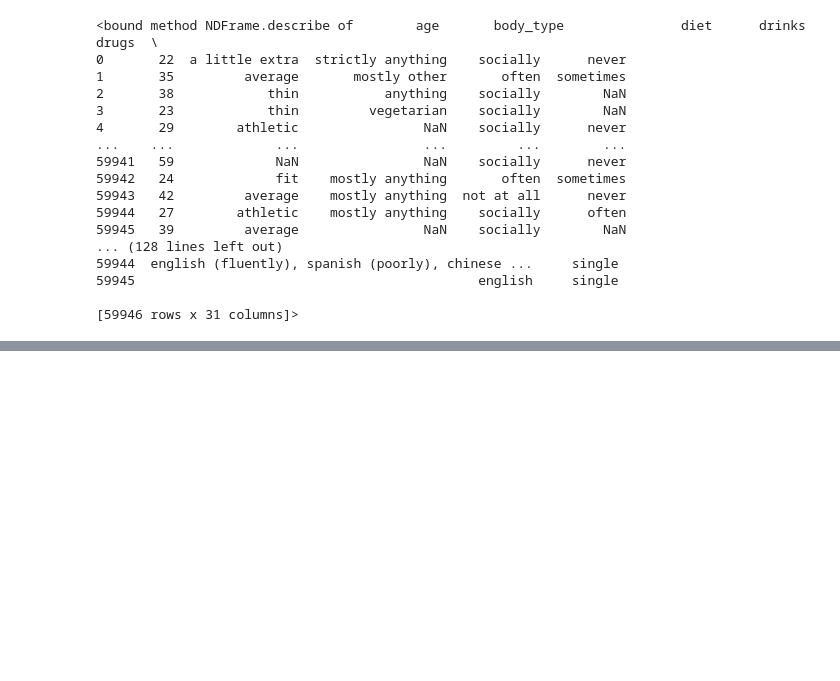
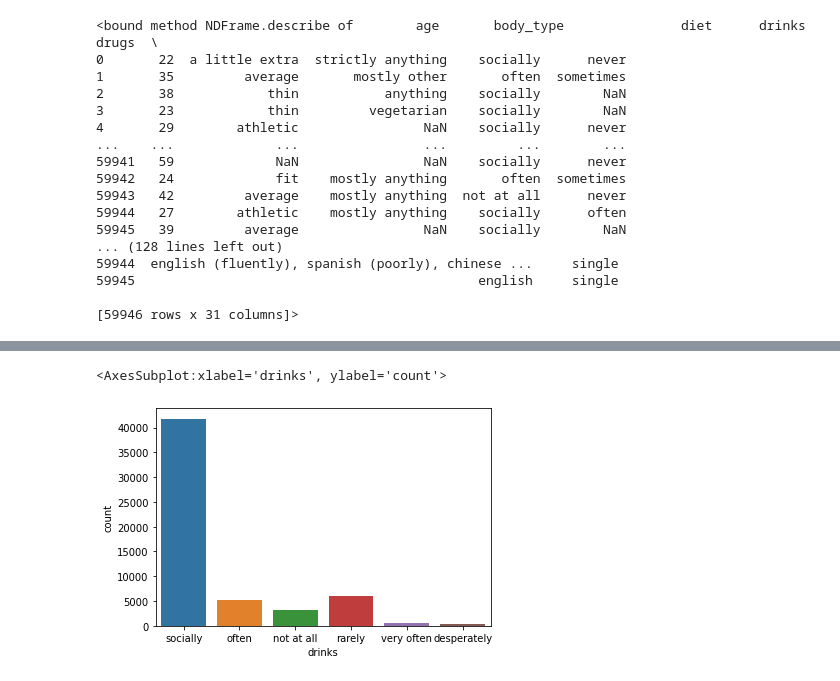
Before and after one commit to ClaudioLutz/okcupid-date-a-scientist-portfolio-project, a Jupyter notebook: date-a-scientist.ipynb, the cells around one changed output, grey strips where cells are left out. Cells and saved outputs as stored; diff of their text form; code cells hidden in the pictures; blank space fills up the shorter version.

```diff
--- a/date-a-scientist.ipynb
+++ b/date-a-scientist.ipynb
@@ -57,0 +85,5 @@ data.describe
+# %%
+sns.countplot(data=data, x='drinks')
+# %% [output]
+<AxesSubplot:xlabel='drinks', ylabel='count'>
+[figure, added]
```
Also changed, not shown: parts of 7 cells of this notebook.
